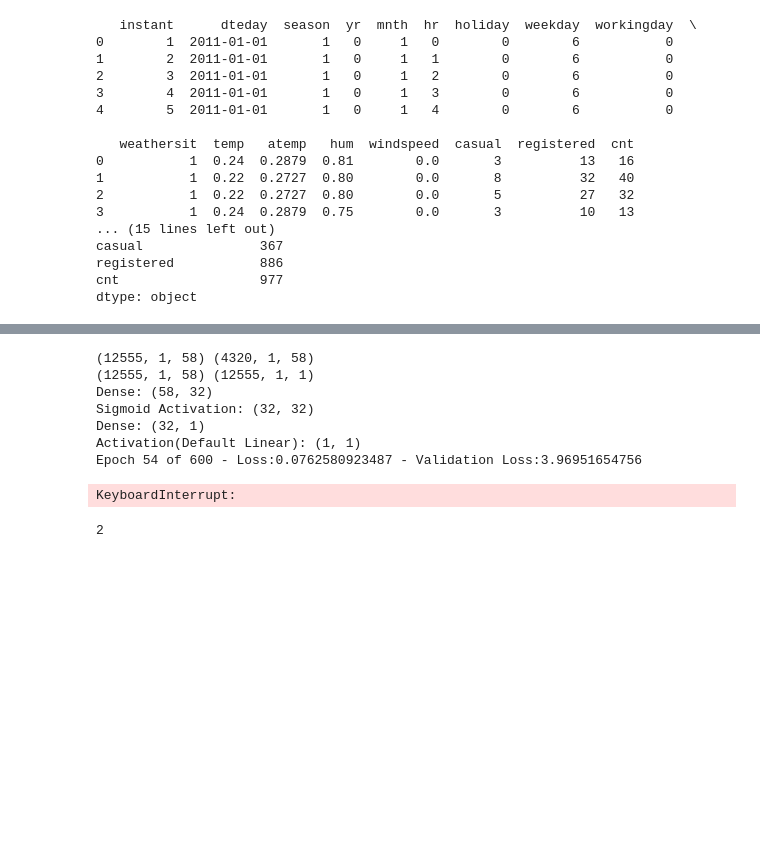
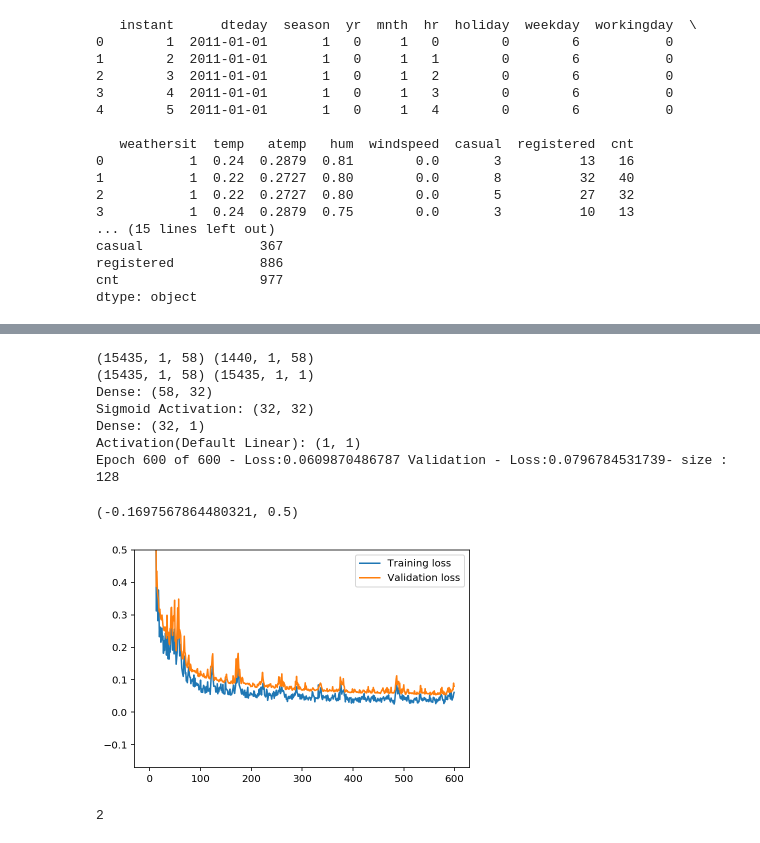
Before and after one commit to ben-blazado/mfnn, a Jupyter notebook: scratch.ipynb, the cells around one changed output, grey strips where cells are left out. Cells and saved outputs as stored; diff of their text form; code cells hidden in the pictures; blank space fills up the shorter version.

Commit message:
fixed overfitting

```diff
--- a/scratch.ipynb
+++ b/scratch.ipynb
@@ -162,13 +187,13 @@ class BikeShareData:
         self.unused_cols      = ['instant', 'dteday', 'atemp', 'workingday', 'yr']
         self.continuous_cols  = ['casual', 'registered', 'cnt', 'temp', 'hum', 'windspeed']
         self.z_factors        = {}
-        self.target_cols      = ['cnt', 'casual', 'registered']
+        #--- self.target_cols      = ['cnt', 'casual', 'registered']
         self.target_cols      = ['cnt']
 
         self.ax_column        = 1 #--- constant for axis number of columns in dataframe
 
         self.days_for_test_data       = 21
-        self.days_for_validation_data = 180
+        self.days_for_validation_data = 60
 
         return
 
@@ -402,9 +427,9 @@ class NeuralNetwork():
         for features, labels in zip(batch_features, batch_labels):
             self.update_outputs(features)
             self.update_errors(labels)
+            self.update_weights(learning_rate, batch_size=len(batch_features))
 
         #--- processed all rows, update weights and evaluate model
-        self.update_weights(learning_rate, batch_size=len(batch_features))
         batch_loss = self.test_on_batch(batch_features, batch_labels)
 
         return batch_loss
@@ -423,7 +448,7 @@ class NeuralNetwork():
             validation_batches = []
         else:
             validation_inputs, validation_targets = validation_data
-            validation_batches = self.create_batches (validation_inputs, validation_targets, batch_size)
+            validation_batches = self.create_batches (validation_inputs, validation_targets, len(validation_data))
 
         loss_history = []
         validation_loss_history = []
@@ -460,7 +485,6 @@ class NeuralNetwork():
 
         #--- TODO: create a tool that converts pandas dataframe to numpy array
 
-        training_batches = self.create_batches (inputs, targets, batch_size)
         if validation_data is None:
             validation_batches = []
         else:
@@ -469,15 +493,19 @@ class NeuralNetwork():
 
         loss_history = []
         validation_loss_history = []
+        num_inputs = len(inputs)
         for e in range(epochs):
             #--- process epoch e
             batch_losses = np.array([])
 
-            for batch_features, batch_labels in training_batches:
-                batch_loss = self.train_on_batch(batch_features, batch_labels, learning_rate)
-                batch_losses = np.append(batch_losses, batch_loss)
-            epoch_loss = np.mean(batch_losses)
-            loss_history.append(epoch_loss)
+            #--- 15nov17: we needed to select a random sample to prevent overfitting
+            indices        = np.random.choice(num_inputs, size=batch_size)
+            batch_features = inputs[indices]
+            batch_labels   = targets[indices]
+
+            batch_loss     = self.train_on_batch(batch_features, batch_labels, learning_rate)
+
+            loss_history.append(batch_loss)
 
             if validation_data is not None:
                 validation_losses = np.array([])
@@ -488,8 +516,8 @@ class NeuralNetwork():
                 validation_loss_history.append(epoch_validation_loss)
 
             if (verbose != 0):
-                print ("Epoch " + str(e + 1) + " of " + str (epochs) + " - Loss:" + str(epoch_loss)
-                       + " Validation - Loss:" + str(epoch_validation_loss), end="\r")
+                print ("Epoch " + str(e + 1) + " of " + str (epochs) + " - Loss:" + str(batch_loss)
+                       + " Validation - Loss:" + str(epoch_validation_loss) + "- size : " + str(batch_size), end="\r")
                 sleep(0.0005)
         return loss_history, validation_loss_history
 
@@ -706,39 +734,41 @@ print (inputs.shape, validation_inputs.shape)
 
 print (inputs.shape, targets.shape)
 
 neural_net = NeuralNetwork()
 neural_net.add(Dense(32, input_size=inputs.shape[2]))
 neural_net.add(Sigmoid())
 
+
 neural_net.add(Dense(1))
 neural_net.add(Activation())
 
 neural_net.compile()
 neural_net.summary()
-loss_history, validation_loss_history = neural_net.fit(inputs, targets,
-                              learning_rate=0.1, epochs=600, batch_size=128,
+loss_history, validation_loss_history = neural_net.fit_v2(inputs, targets,
+                              learning_rate=0.01, epochs=600, batch_size=128,
                               validation_data=validation_data)
 
 %matplotlib inline
 %config InlineBackend.figure_format = 'retina'
 
 import numpy as np
 import pandas as pd
 import matplotlib.pyplot as plt
 
 plt.plot(loss_history, label='Training loss')
 plt.plot(validation_loss_history, label='Validation loss')
 plt.legend()
 plt.ylim(ymax=0.5)
 # %% [output]
-(12555, 1, 58) (4320, 1, 58)
-(12555, 1, 58) (12555, 1, 1)
+(15435, 1, 58) (1440, 1, 58)
+(15435, 1, 58) (15435, 1, 1)
 Dense: (58, 32)
 Sigmoid Activation: (32, 32)
 Dense: (32, 1)
 Activation(Default Linear): (1, 1)
-Epoch 54 of 600 - Loss:0.0762580923487 - Validation Loss:3.96951654756
+Epoch 600 of 600 - Loss:0.0609870486787 Validation - Loss:0.0796784531739- size : 128
-KeyboardInterrupt:
+(-0.1697567864480321, 0.5)
+[figure, added]
 # %%
 a = []
 for i in a:
```
Also changed, not shown: parts of 4 cells of this notebook.
